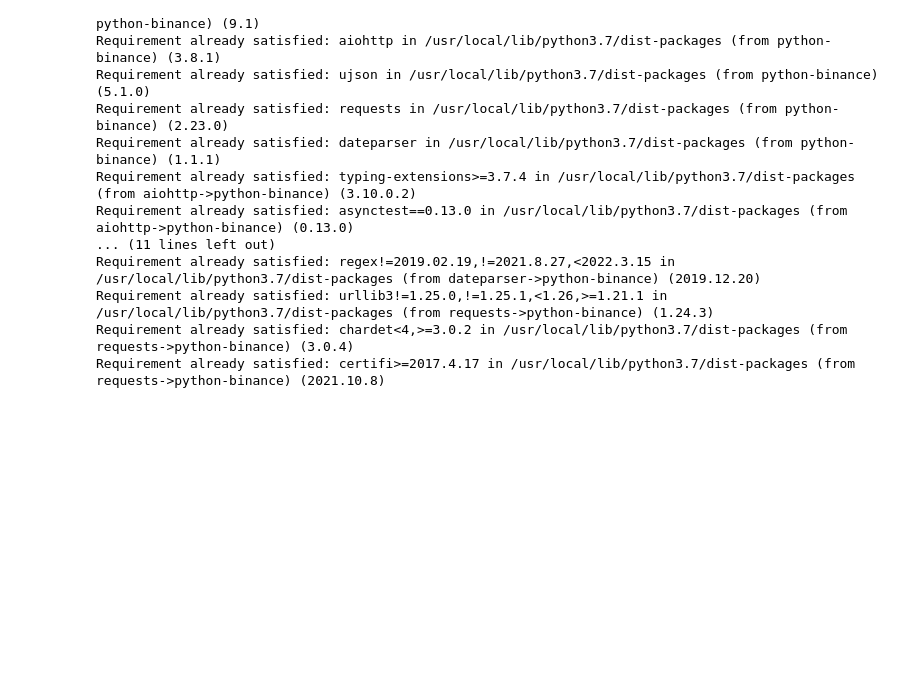
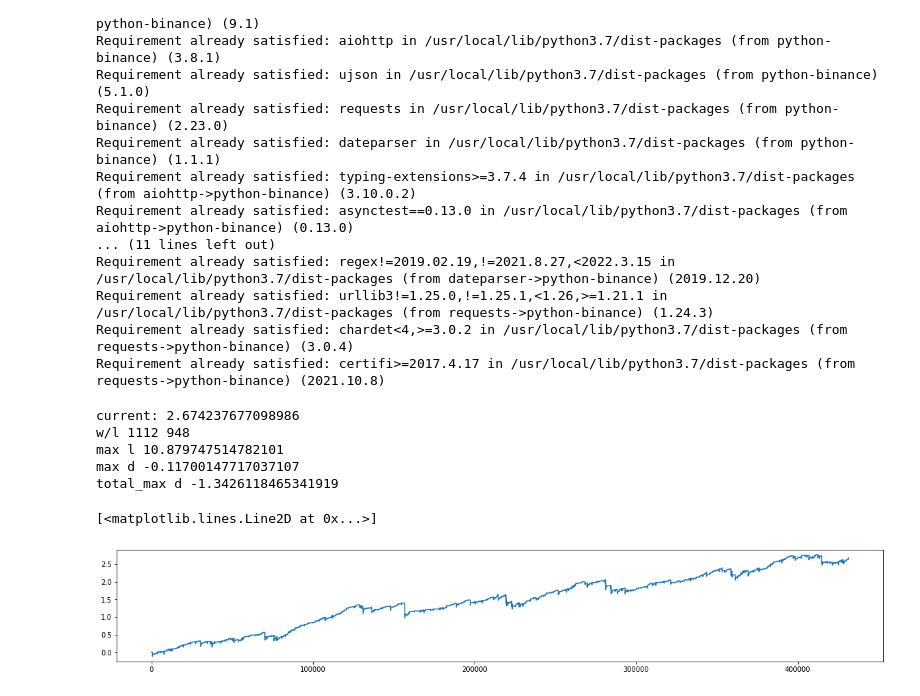
Before and after one commit to dercodeKoenig/colab-KI, a Jupyter notebook: stochastics1.ipynb, the cells around one changed output. Saved outputs shown, nothing was run; the diff lists cells and outputs as text; code cells hidden in the pictures; blank space fills up the shorter version.

```diff
--- a/stochastics1.ipynb
+++ b/stochastics1.ipynb
@@ -87,8 +87,8 @@ for i in tqdm(range(220,len(test))):
         new_candle.rsi4 = rsi_4[i]
         candles_test.append(new_candle)
 # %%
-am = 4
-rrw = 0.5
+am = 2
+rrw = 1
 inc = 2
 dec = 3
 b = 0.9
@@ -210,33 +210,41 @@ for episode in tqdm(range(5)):
 
                 if pos == 1:
                       positions.append(["L", c,c + rrw * atr, c - 1 * atr, order_value])
                       #plt.axvline(x=i, color="green")
 
                 if pos == 0 or pos == 1:
                     #cbalance-=0.015 / 100 * order_value
                     #cbalance-=(1 * order_value * c) / 1000000 * 20 * 2
                     levs.append(lev)
                     candle_taken.append(i)
                     pass
 
             balance.append(cbalance)
             pk = max(cbalance, pk)
             ml = max(ml, lev * 1000 / (cbalance + 1000))
             omd = min(-(pk - cbalance), omd)
 
     all_balance.append(balance)
     all_levs.append(levs)
 
 all_b_list = [np.sum([all_balance[y][x] for y in range(len(all_balance))]) for x in tqdm(range(len(all_balance[0])))]
 #all_b_list = all_balance[0]
 
 print("current:", all_b_list[-1])
 print("w/l", wins, losses)
 print("max l", ml)
 print("max d", min(all_b_list))
 print("total_max d", omd)
 plt.figure(figsize = (20,3))
 plt.plot(all_b_list)
+# %% [output]
+current: 2.674237677098986
+w/l 1112 948
+max l 10.879747514782101
+max d -0.11700147717037107
+total_max d -1.3426118465341919
+[<matplotlib.lines.Line2D at 0x...>]
+[figure, added]
 # %%
 plt.figure(figsize = (20,3))
 all_b_mean = [np.mean([all_balance[y][x] for y in range(len(all_balance))]) for x in tqdm(range(len(all_balance[0])))]
```
